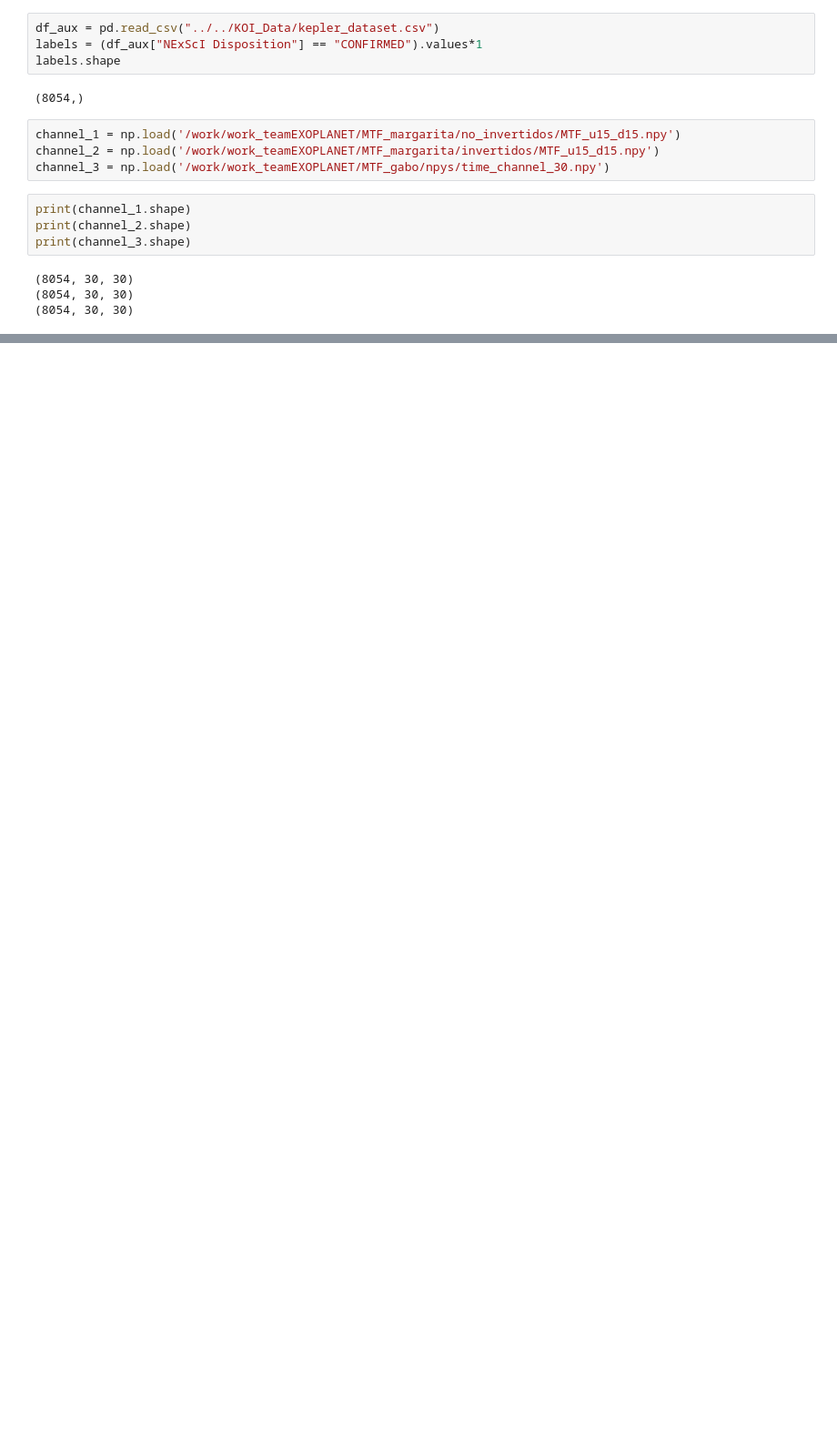
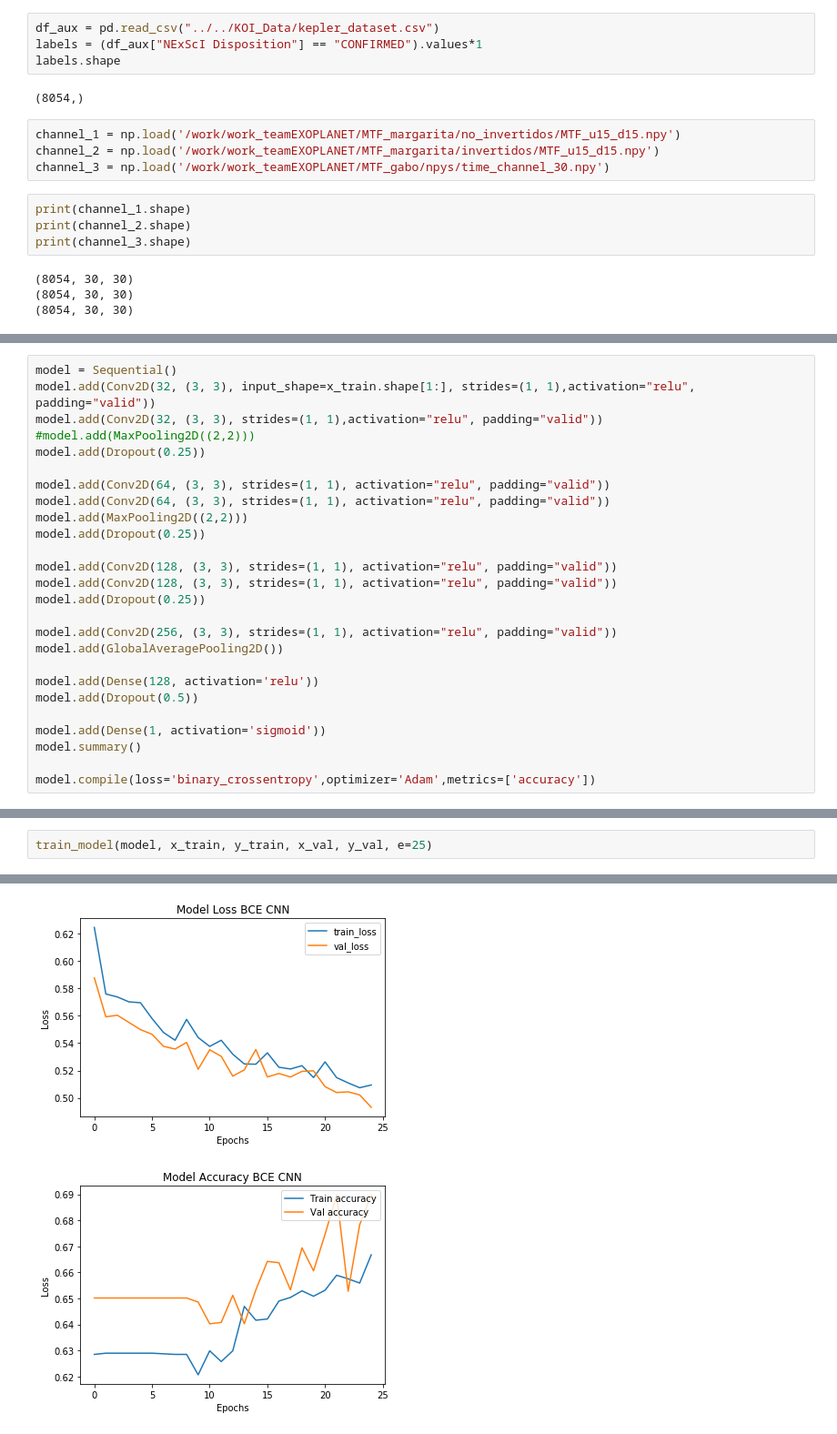
Before and after one commit to harel-coffee/PIIC19-auto, a Jupyter notebook: code/obj3/pruebas_cnn_3canales.ipynb, the cells around one changed output, grey strips where cells are left out. Shown at 91% size. Saved outputs shown, nothing was run; the diff lists cells and outputs as text; blank space fills up the shorter version.

```diff
--- a/code/obj3/pruebas_cnn_3canales.ipynb
+++ b/code/obj3/pruebas_cnn_3canales.ipynb
@@ -37,0 +391,26 @@ plt.show()
+# %%
+model = Sequential()
+model.add(Conv2D(32, (3, 3), input_shape=x_train.shape[1:], strides=(1, 1),activation="relu", padding="valid"))
+model.add(Conv2D(32, (3, 3), strides=(1, 1),activation="relu", padding="valid"))
+#model.add(MaxPooling2D((2,2)))
+model.add(Dropout(0.25))
+
+model.add(Conv2D(64, (3, 3), strides=(1, 1), activation="relu", padding="valid"))
+model.add(Conv2D(64, (3, 3), strides=(1, 1), activation="relu", padding="valid"))
+model.add(MaxPooling2D((2,2)))
+model.add(Dropout(0.25))
+
+model.add(Conv2D(128, (3, 3), strides=(1, 1), activation="relu", padding="valid"))
+model.add(Conv2D(128, (3, 3), strides=(1, 1), activation="relu", padding="valid"))
+model.add(Dropout(0.25))
+
+model.add(Conv2D(256, (3, 3), strides=(1, 1), activation="relu", padding="valid"))
+model.add(GlobalAveragePooling2D())
+
+model.add(Dense(128, activation='relu'))
+model.add(Dropout(0.5))
+
+model.add(Dense(1, activation='sigmoid'))
+model.summary()
+
+model.compile(loss='binary_crossentropy',optimizer='Adam',metrics=['accuracy'])
@@ -37,0 +435,3 @@ plt.show()
+# %%
+train_model(model, x_train, y_train, x_val, y_val, e=25)
+# %% [output]
@@ -37,0 +455,2 @@ plt.show()
+[figure, added]
+[figure, added]
```
Also changed, not shown: parts of 64 cells of this notebook, 3 other files.
